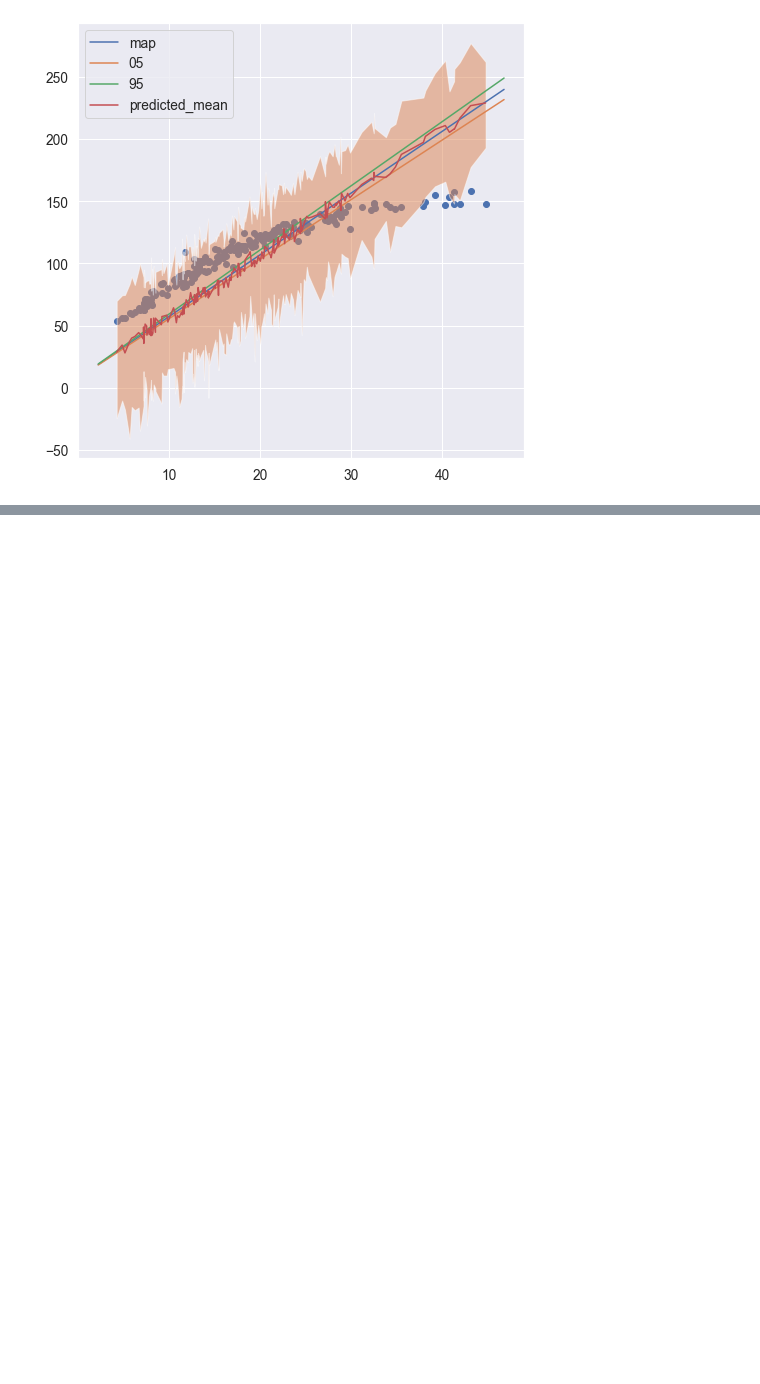
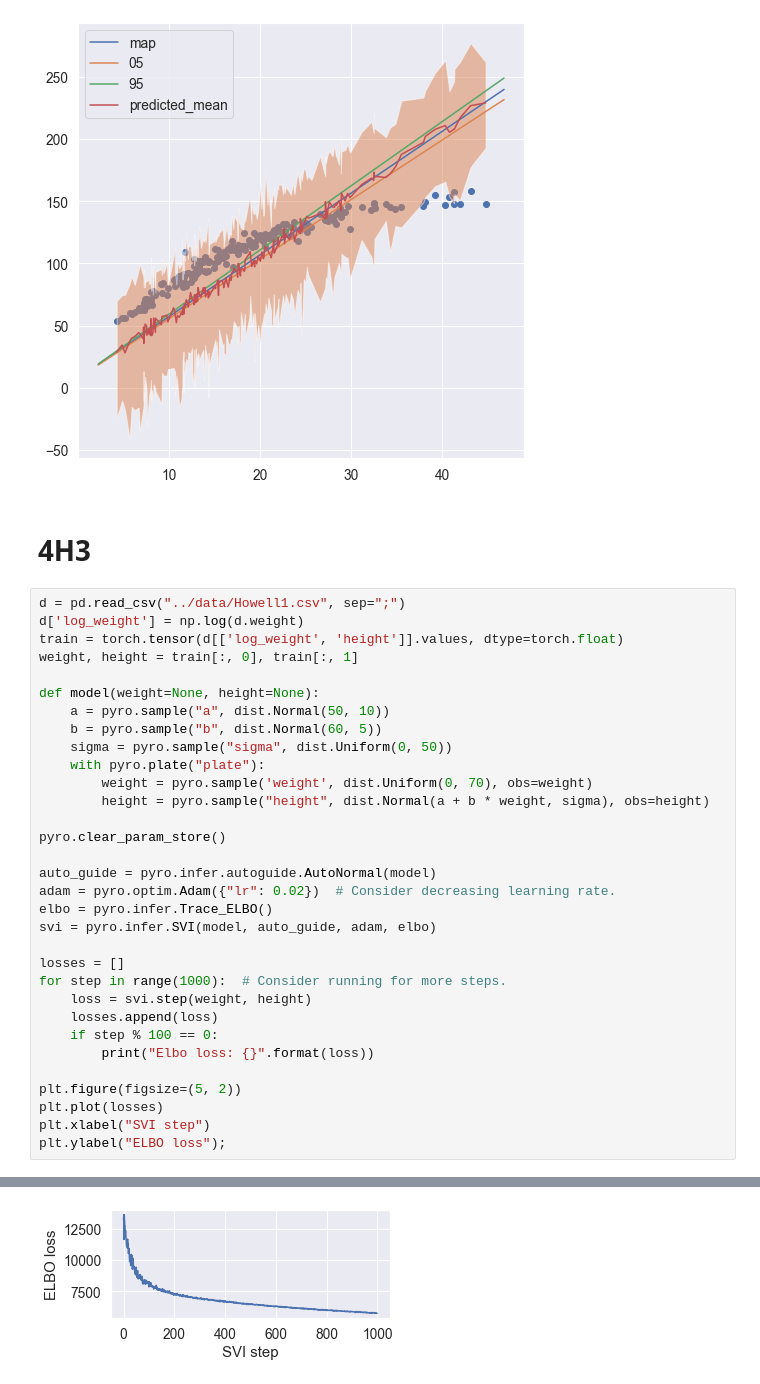
Before and after one commit to tobyrmanders/statistical-rethinking, a Jupyter notebook: code/chapter_04.ipynb, the cells around one changed output, grey strips where cells are left out. Saved outputs shown, nothing was run; the diff lists cells and outputs as text; blank space fills up the shorter version.

```diff
--- a/code/chapter_04.ipynb
+++ b/code/chapter_04.ipynb
@@ -547,3 +548,38 @@ ax.legend()
 # %% [output]
 <matplotlib.legend.Legend at 0x...>
 [figure]
+# %% [markdown]
+# 4H3
+# %%
+d = pd.read_csv("../data/Howell1.csv", sep=";")
+d['log_weight'] = np.log(d.weight)
+train = torch.tensor(d[['log_weight', 'height']].values, dtype=torch.float)
+weight, height = train[:, 0], train[:, 1]
+
+def model(weight=None, height=None):
+    a = pyro.sample("a", dist.Normal(50, 10))
+    b = pyro.sample("b", dist.Normal(60, 5))
+    sigma = pyro.sample("sigma", dist.Uniform(0, 50))
+    with pyro.plate("plate"):
+        weight = pyro.sample('weight', dist.Uniform(0, 70), obs=weight)
+        height = pyro.sample("height", dist.Normal(a + b * weight, sigma), obs=height)
+
+pyro.clear_param_store()
+
+auto_guide = pyro.infer.autoguide.AutoNormal(model)
+adam = pyro.optim.Adam({"lr": 0.02})  # Consider decreasing learning rate.
+elbo = pyro.infer.Trace_ELBO()
+svi = pyro.infer.SVI(model, auto_guide, adam, elbo)
+
+losses = []
+for step in range(1000):  # Consider running for more steps.
+    loss = svi.step(weight, height)
+    losses.append(loss)
+    if step % 100 == 0:
+        print("Elbo loss: {}".format(loss))
+
+plt.figure(figsize=(5, 2))
+plt.plot(losses)
+plt.xlabel("SVI step")
+plt.ylabel("ELBO loss");
+# %% [output]
@@ -549,0 +596 @@ ax.legend()
+[figure, added]
```
Also changed, not shown: parts of 5 cells of this notebook, 4 other files.
